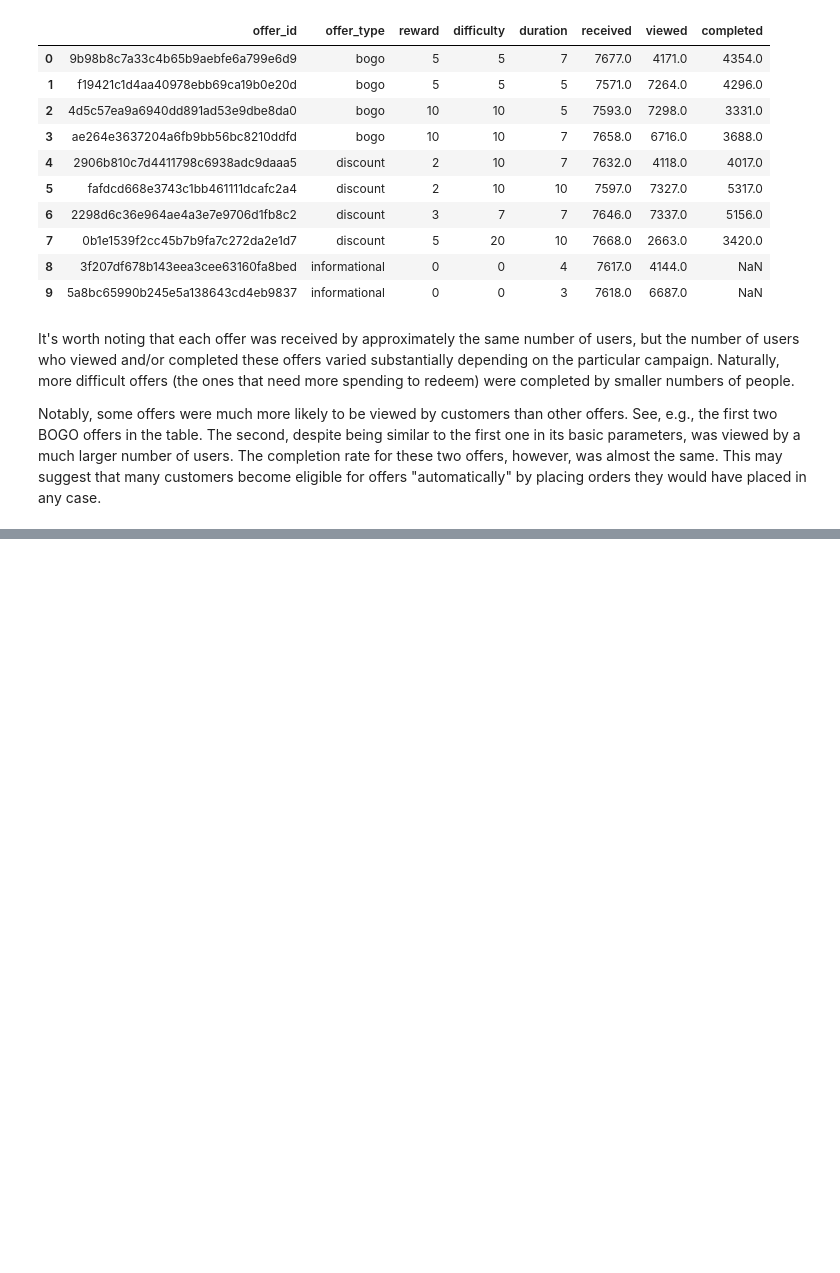
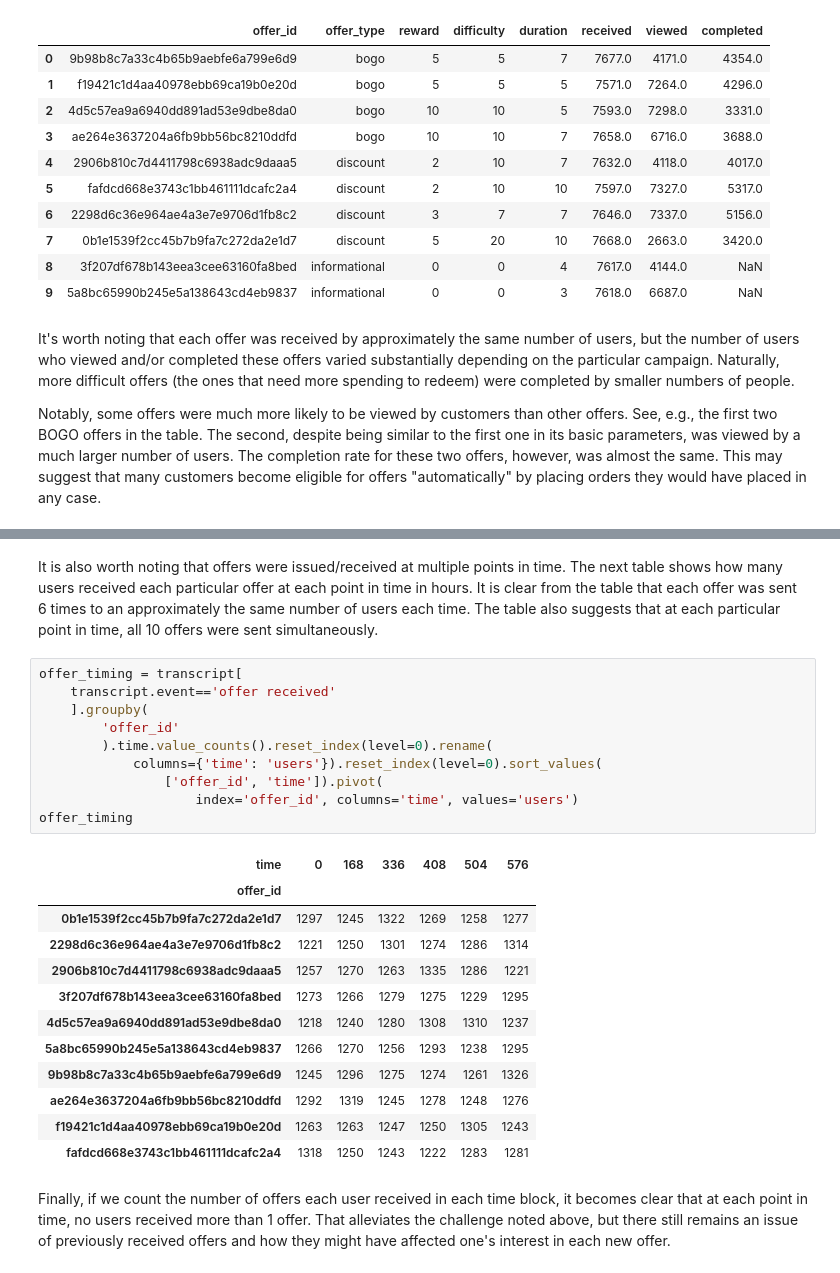
Before and after one commit to shirikov/starbucks-data-analysis, a Jupyter notebook: starbucks_data_exploration.ipynb, the cells around one changed output, grey strips where cells are left out. Drawn from its saved outputs; the diff is of its cells as text; blank space fills up the shorter version.

```diff
--- a/starbucks_data_exploration.ipynb
+++ b/starbucks_data_exploration.ipynb
@@ -134,0 +157,27 @@ Notably, some offers were much more likely to be viewed by customers than other
+# %% [markdown]
+It is also worth noting that offers were issued/received at multiple points in time. The next table shows how many users received each particular offer at each point in time in hours. It is clear from the table that each offer was sent 6 times to an approximately the same number of users each time. The table also suggests that at each particular point in time, all 10 offers were sent simultaneously.
+# %%
+offer_timing = transcript[
+    transcript.event=='offer received'
+    ].groupby(
+        'offer_id'
+        ).time.value_counts().reset_index(level=0).rename(
+            columns={'time': 'users'}).reset_index(level=0).sort_values(
+                ['offer_id', 'time']).pivot(
+                    index='offer_id', columns='time', values='users')
+offer_timing
+# %% [output]
+| time | 0 | 168 | 336 | 408 | 504 | 576 |
+| offer_id |  |  |  |  |  |  |
+| 0b1e1539f2cc45b7b9fa7c272da2e1d7 | 1297 | 1245 | 1322 | 1269 | 1258 | 1277 |
+| 2298d6c36e964ae4a3e7e9706d1fb8c2 | 1221 | 1250 | 1301 | 1274 | 1286 | 1314 |
+| 2906b810c7d4411798c6938adc9daaa5 | 1257 | 1270 | 1263 | 1335 | 1286 | 1221 |
+| 3f207df678b143eea3cee63160fa8bed | 1273 | 1266 | 1279 | 1275 | 1229 | 1295 |
+| 4d5c57ea9a6940dd891ad53e9dbe8da0 | 1218 | 1240 | 1280 | 1308 | 1310 | 1237 |
+| 5a8bc65990b245e5a138643cd4eb9837 | 1266 | 1270 | 1256 | 1293 | 1238 | 1295 |
+| 9b98b8c7a33c4b65b9aebfe6a799e6d9 | 1245 | 1296 | 1275 | 1274 | 1261 | 1326 |
+| ae264e3637204a6fb9bb56bc8210ddfd | 1292 | 1319 | 1245 | 1278 | 1248 | 1276 |
+| f19421c1d4aa40978ebb69ca19b0e20d | 1263 | 1263 | 1247 | 1250 | 1305 | 1243 |
+| fafdcd668e3743c1bb461111dcafc2a4 | 1318 | 1250 | 1243 | 1222 | 1283 | 1281 |
+# %% [markdown]
+Finally, if we count the number of offers each user received in each time block, it becomes clear that at each point in time, no users received more than 1 offer. That alleviates the challenge noted above, but there still remains an issue of previously received offers and how they might have affected one's interest in each new offer.
```
Also changed, not shown: parts of 5 cells of this notebook.
